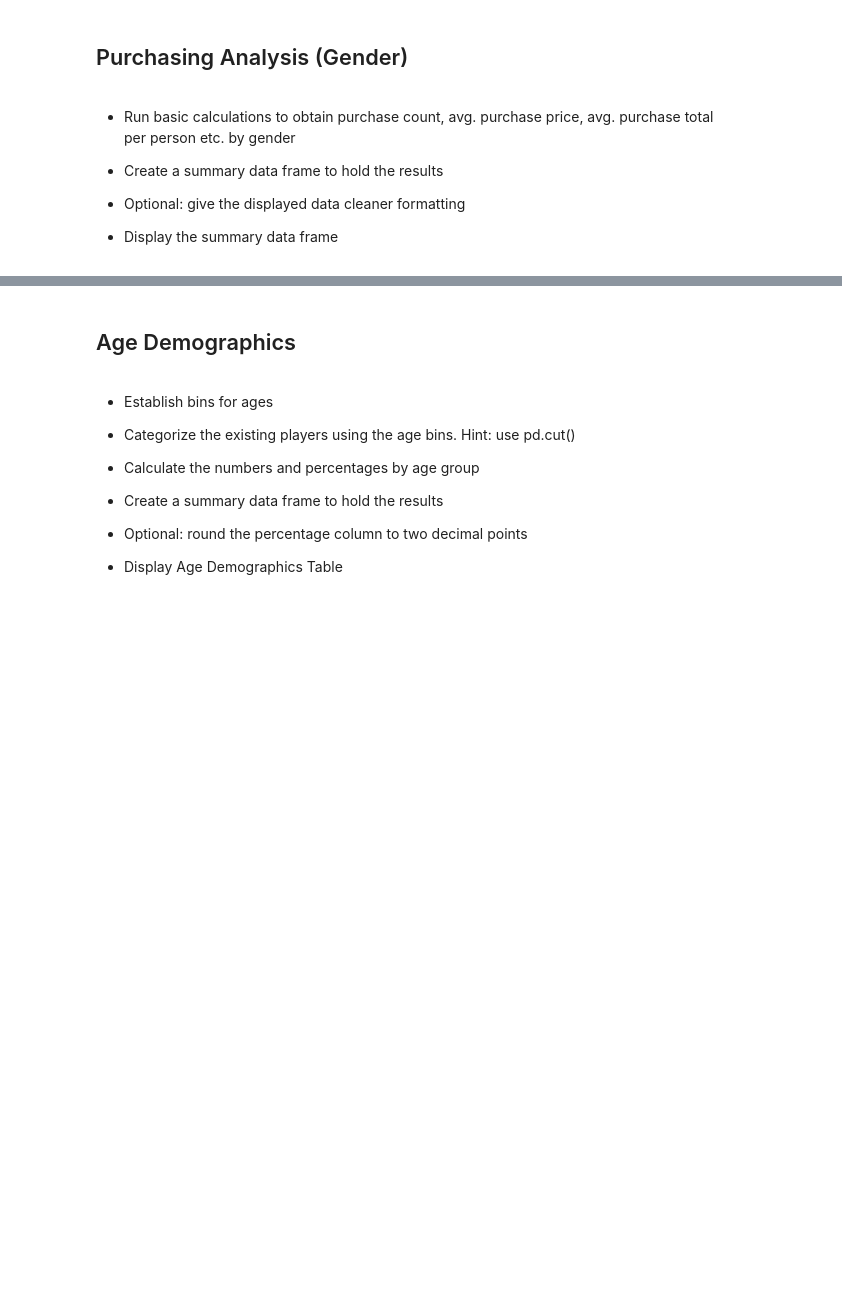
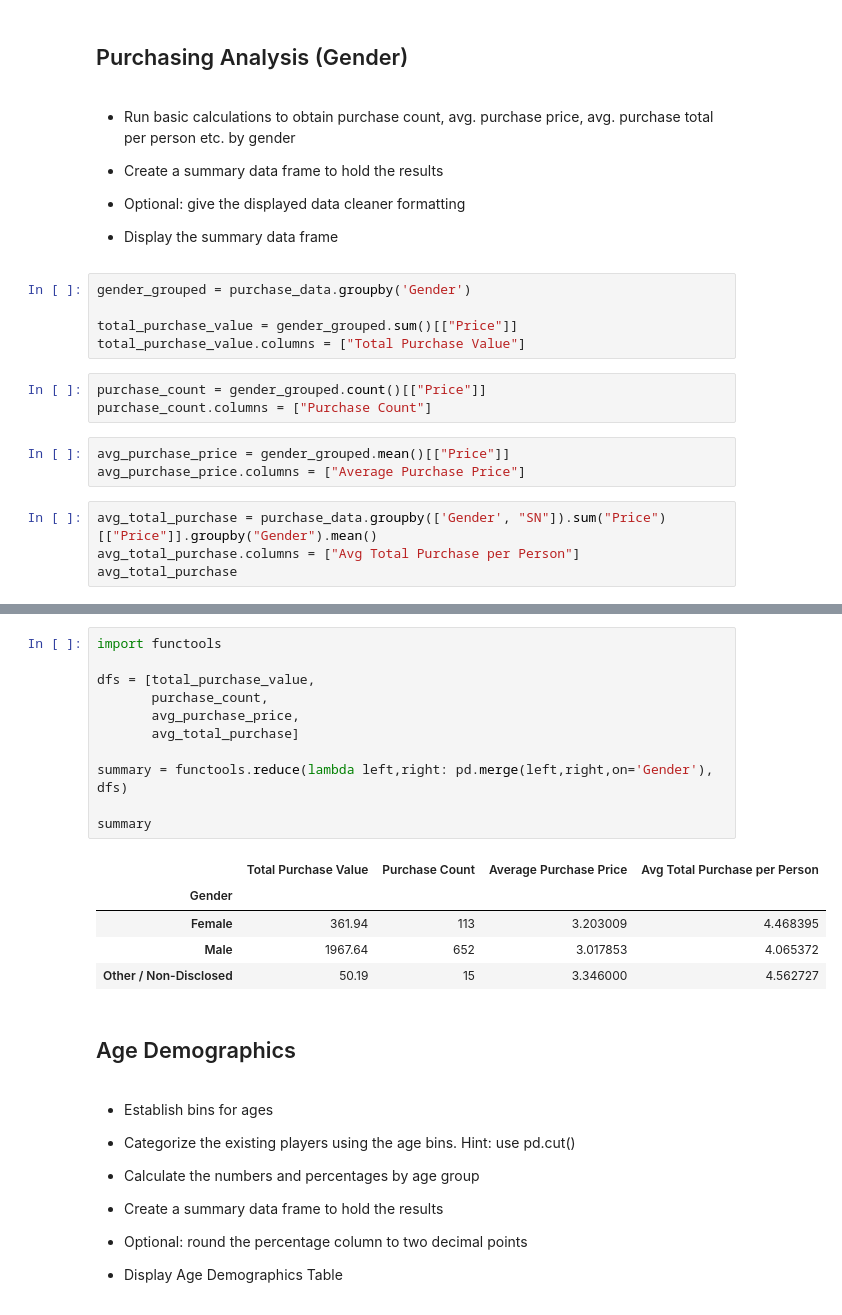
Before and after one commit to jgore1234/pandas-challenge, a Jupyter notebook: HeroesOfPymoli_starter-Copy1.ipynb, the cells around one changed output, grey strips where cells are left out. Drawn from its saved outputs; the diff is of its cells as text; blank space fills up the shorter version.

```diff
--- a/HeroesOfPymoli_starter-Copy1.ipynb
+++ b/HeroesOfPymoli_starter-Copy1.ipynb
@@ -198,3 +196,18 @@ gender_demo_df
 
 
 * Display the summary data frame
+# %%
+gender_grouped = purchase_data.groupby('Gender')
+
+total_purchase_value = gender_grouped.sum()[["Price"]]
+total_purchase_value.columns = ["Total Purchase Value"]
+# %%
+purchase_count = gender_grouped.count()[["Price"]]
+purchase_count.columns = ["Purchase Count"]
+# %%
+avg_purchase_price = gender_grouped.mean()[["Price"]]
+avg_purchase_price.columns = ["Average Purchase Price"]
+# %%
+avg_total_purchase = purchase_data.groupby(['Gender', "SN"]).sum("Price")[["Price"]].groupby("Gender").mean()
+avg_total_purchase.columns = ["Avg Total Purchase per Person"]
+avg_total_purchase
@@ -201,3 +220,20 @@ gender_demo_df
+# %%
+import functools
+
+dfs = [total_purchase_value,
+       purchase_count,
+       avg_purchase_price,
+       avg_total_purchase]
+
+summary = functools.reduce(lambda left,right: pd.merge(left,right,on='Gender'), dfs)
+
+summary
+# %% [output]
+|  | Total Purchase Value | Purchase Count | Average Purchase Price | Avg Total Purchase per Person |
+| Gender |  |  |  |  |
+| Female | 361.94 | 113 | 3.203009 | 4.468395 |
+| Male | 1967.64 | 652 | 3.017853 | 4.065372 |
+| Other / Non-Disclosed | 50.19 | 15 | 3.346000 | 4.562727 |
 # %% [markdown]
 ## Age Demographics
 # %% [markdown]
```
Also changed, not shown: parts of 19 cells of this notebook, 1 other file.
